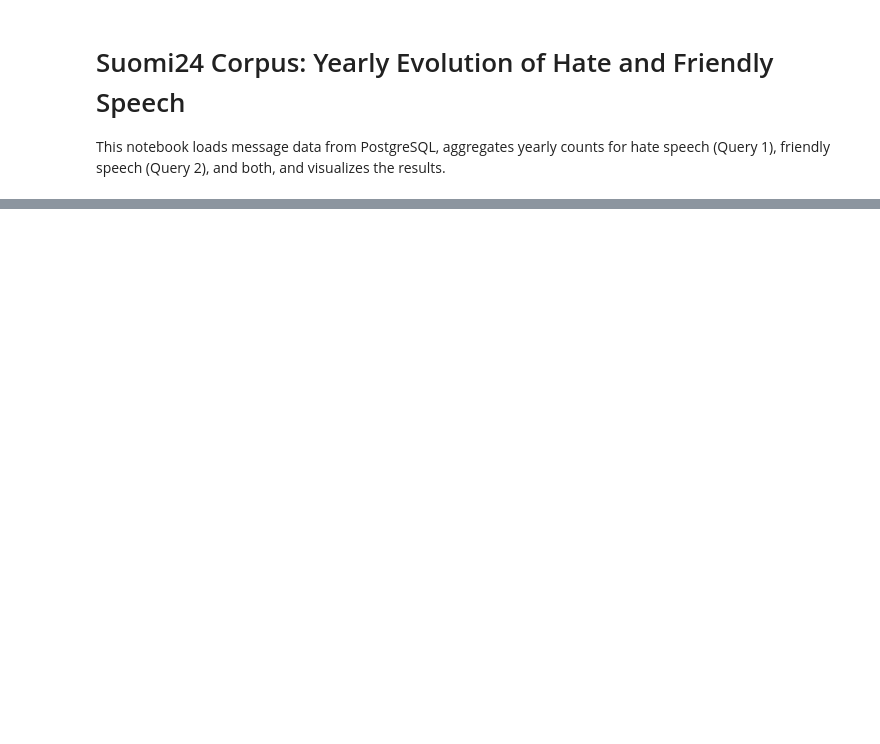
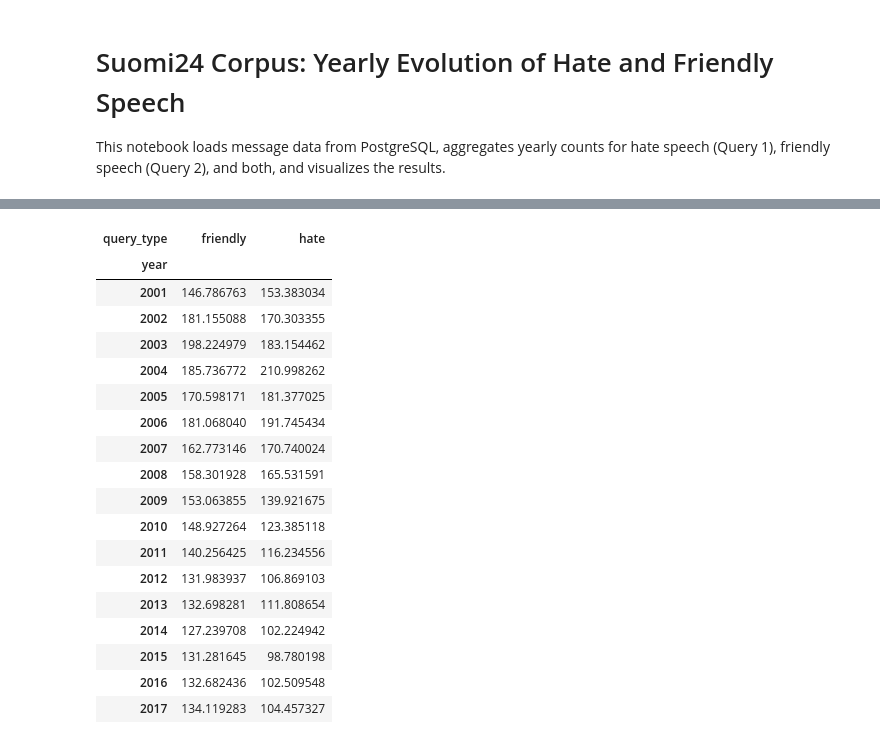
Before and after one commit to saarol2/zips-law-distribution-suomi24, a Jupyter notebook: suomi24_analysis.ipynb, the cells around one changed output, grey strips where cells are left out. Saved outputs shown, nothing was run; the diff lists cells and outputs as text; code cells hidden in the pictures; blank space fills up the shorter version.

```diff
--- a/suomi24_analysis.ipynb
+++ b/suomi24_analysis.ipynb
@@ -49,9 +71,33 @@ plt.show()
 # %%
+def get_avg_tokens_per_message(group):
+    token_counts = []
+    for content in group['content'].dropna():
+        token_counts.append(len(content.split()))
+    return sum(token_counts) / len(token_counts) if token_counts else 0
 
-df['token_count'] = df['content'].str.split().apply(len)
 df_filtered = df[df['query_type'].isin(['hate', 'friendly'])]
-avg_tokens = df_filtered.groupby(['year', 'query_type'])['token_count'].mean().unstack(fill_value=0)
+avg_tokens = df_filtered.groupby(['year', 'query_type']).apply(get_avg_tokens_per_message, include_groups=False).unstack(fill_value=0)
 avg_tokens
+# %% [output]
+| query_type | friendly | hate |
+| year |  |  |
+| 2001 | 146.786763 | 153.383034 |
+| 2002 | 181.155088 | 170.303355 |
+| 2003 | 198.224979 | 183.154462 |
+| 2004 | 185.736772 | 210.998262 |
+| 2005 | 170.598171 | 181.377025 |
+| 2006 | 181.068040 | 191.745434 |
+| 2007 | 162.773146 | 170.740024 |
+| 2008 | 158.301928 | 165.531591 |
+| 2009 | 153.063855 | 139.921675 |
+| 2010 | 148.927264 | 123.385118 |
+| 2011 | 140.256425 | 116.234556 |
+| 2012 | 131.983937 | 106.869103 |
+| 2013 | 132.698281 | 111.808654 |
+| 2014 | 127.239708 | 102.224942 |
+| 2015 | 131.281645 | 98.780198 |
+| 2016 | 132.682436 | 102.509548 |
+| 2017 | 134.119283 | 104.457327 |
 # %%
 plt.figure(figsize=(12,6))
 avg_tokens.plot(kind='line', marker='o', ax=plt.gca())
```
Also changed, not shown: parts of 5 cells of this notebook.
